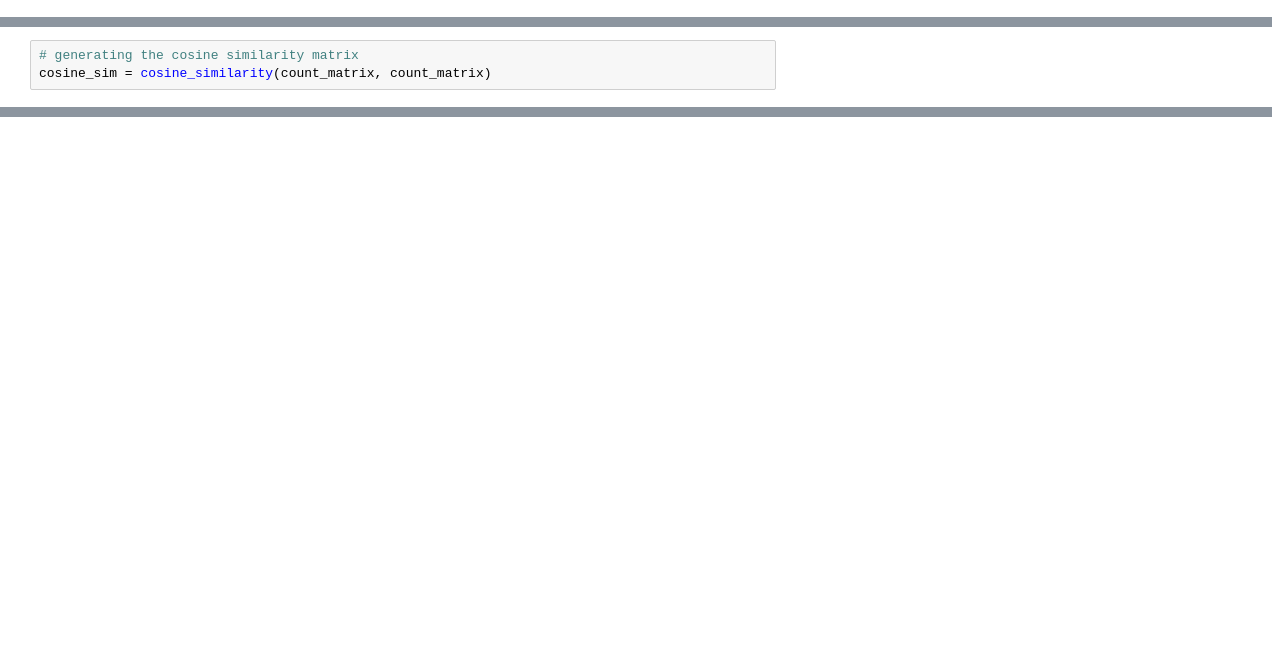
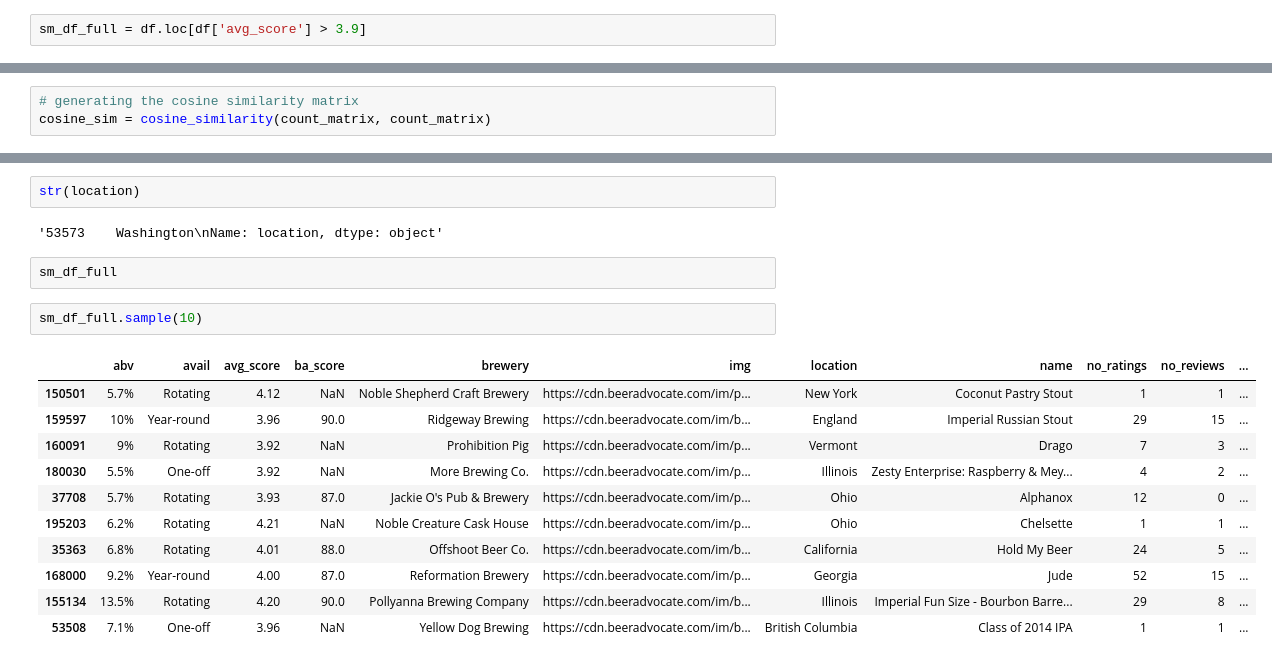
Before and after one commit to ssmithie/beer_recommender, a Jupyter notebook: Data_cleaning.ipynb, the cells around one changed output, grey strips where cells are left out. Saved outputs shown, nothing was run; the diff lists cells and outputs as text; blank space fills up the shorter version.

```diff
--- a/Data_cleaning.ipynb
+++ b/Data_cleaning.ipynb
@@ -228,3 +231,5 @@ df.describe()
 | 50% | 3.810000 | 86.000000 | 3.812500 | 3.890000 | 3.750000 | 3.778846 |
 | 75% | 4.020000 | 88.000000 | 4.060000 | 4.040000 | 4.000000 | 4.000000 |
 | max | 5.000000 | 100.000000 | 5.000000 | 5.000000 | 5.000000 | 5.000000 |
+# %%
+sm_df_full = df.loc[df['avg_score'] > 3.9]
@@ -348,0 +452,20 @@ def recommendations(cosine_sim = cosine_sim):
+# %%
+str(location)
+# %% [output]
+'53573    Washington\nName: location, dtype: object'
+# %%
+sm_df_full
+# %%
+sm_df_full.sample(10)
+# %% [output]
+|  | abv | avail | avg_score | ba_score | brewery | img | location | name | no_ratings | no_reviews | ... |
+| 150501 | 5.7% | Rotating | 4.12 | NaN | Noble Shepherd Craft Brewery | https://cdn.beeradvocate.com/im/p... | New York | Coconut Pastry Stout | 1 | 1 | ... |
+| 159597 | 10% | Year-round | 3.96 | 90.0 | Ridgeway Brewing | https://cdn.beeradvocate.com/im/b... | England | Imperial Russian Stout | 29 | 15 | ... |
+| 160091 | 9% | Rotating | 3.92 | NaN | Prohibition Pig | https://cdn.beeradvocate.com/im/p... | Vermont | Drago | 7 | 3 | ... |
+| 180030 | 5.5% | One-off | 3.92 | NaN | More Brewing Co. | https://cdn.beeradvocate.com/im/p... | Illinois | Zesty Enterprise: Raspberry & Mey... | 4 | 2 | ... |
+| 37708 | 5.7% | Rotating | 3.93 | 87.0 | Jackie O's Pub & Brewery | https://cdn.beeradvocate.com/im/p... | Ohio | Alphanox | 12 | 0 | ... |
+| 195203 | 6.2% | Rotating | 4.21 | NaN | Noble Creature Cask House | https://cdn.beeradvocate.com/im/p... | Ohio | Chelsette | 1 | 1 | ... |
+| 35363 | 6.8% | Rotating | 4.01 | 88.0 | Offshoot Beer Co. | https://cdn.beeradvocate.com/im/b... | California | Hold My Beer | 24 | 5 | ... |
+| 168000 | 9.2% | Year-round | 4.00 | 87.0 | Reformation Brewery | https://cdn.beeradvocate.com/im/p... | Georgia | Jude | 52 | 15 | ... |
+| 155134 | 13.5% | Rotating | 4.20 | 90.0 | Pollyanna Brewing Company | https://cdn.beeradvocate.com/im/b... | Illinois | Imperial Fun Size - Bourbon Barre... | 29 | 8 | ... |
+| 53508 | 7.1% | One-off | 3.96 | NaN | Yellow Dog Brewing | https://cdn.beeradvocate.com/im/b... | British Columbia | Class of 2014 IPA | 1 | 1 | ... |
```
Also changed, not shown: parts of 24 cells of this notebook, 2 other files.
